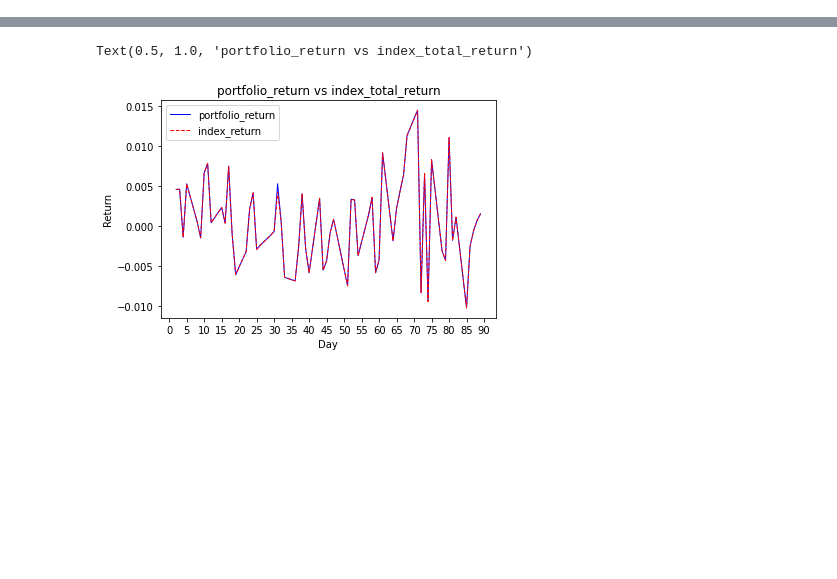
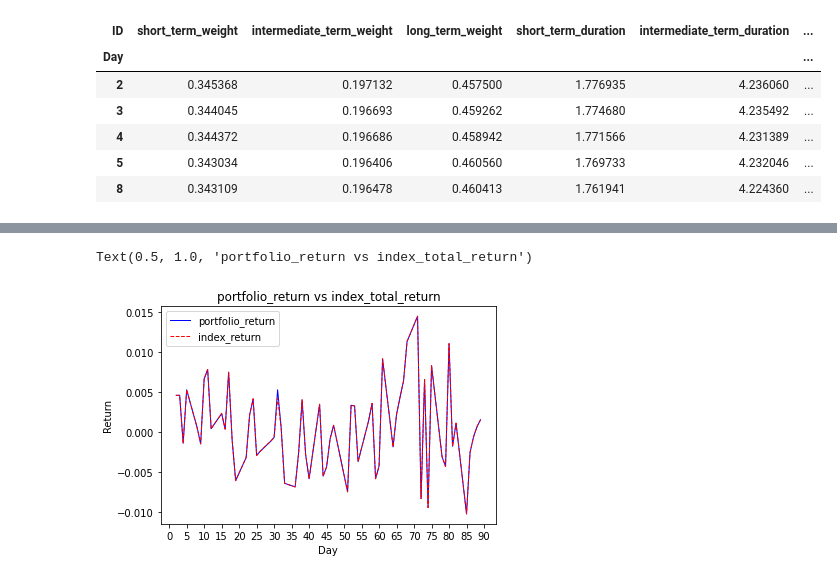
Before and after one commit to DalingCui/RPIA_answer, a Jupyter notebook: RPIA.ipynb, the cells around one changed output, grey strips where cells are left out. Saved outputs shown, nothing was run; the diff lists cells and outputs as text; code cells hidden in the pictures; blank space fills up the shorter version.

```diff
--- a/RPIA.ipynb
+++ b/RPIA.ipynb
@@ -120,24 +128,32 @@ df_weight['long_term_weight']=0
 # %%
 # the tensor buckets can be determined as less than 3 years as short-term, 3-7 years as intermediate term, and larger than 7 years as long-term
 # calculate the weight and duration of different tenors in index
 
 for day in Day:
     bond_list_short_term = df_term.columns[(df_term.loc[day,:]<=3)].tolist()
     bond_list_intermediate_term  = df_term.columns[((df_term.loc[day,:]>3)&(df_term.loc[day,:]<=7))].tolist()
     bond_list_long_term = df_term.columns[(df_term.loc[day,:]>7)].tolist()
     df_weight.loc[day,'short_term_weight'] = df_weight.loc[day,bond_list_short_term].sum()
     df_weight.loc[day,'intermediate_term_weight'] = df_weight.loc[day,bond_list_intermediate_term].sum()
     df_weight.loc[day,'long_term_weight'] = df_weight.loc[day,bond_list_long_term].sum()
 
     df_weight.loc[day,'short_term_duration'] = df_weight.loc[day,bond_list_short_term].dot(df_MD.loc[day,bond_list_short_term])/df_weight.loc[day,bond_list_short_term].sum()
     df_weight.loc[day,'intermediate_term_duration'] = df_weight.loc[day,bond_list_intermediate_term].dot(df_MD.loc[day,bond_list_intermediate_term])/df_weight.loc[day,bond_list_intermediate_term].sum()
     df_weight.loc[day,'long_term_duration'] = df_weight.loc[day,bond_list_long_term].dot(df_MD.loc[day,bond_list_long_term])/df_weight.loc[day,bond_list_long_term].sum()
 
 
 """according to the index weight, we roughtly expect our portforlio have 35%  in short_term bond,20% in intermdeiate_term bond and 45% in long_term bond"""
 # df_tenor_bucket contains the information about the weight and duration in different tenors for INDEX
 df_tenor_bucket = df_weight[['short_term_weight','intermediate_term_weight','long_term_weight','short_term_duration','intermediate_term_duration','long_term_duration']]
-# df_tenor_bucket.head(5)
+df_tenor_bucket.head(5)
+# %% [output]
+| ID | short_term_weight | intermediate_term_weight | long_term_weight | short_term_duration | intermediate_term_duration | ... |
+| Day |  |  |  |  |  | ... |
+| 2 | 0.345368 | 0.197132 | 0.457500 | 1.776935 | 4.236060 | ... |
+| 3 | 0.344045 | 0.196693 | 0.459262 | 1.774680 | 4.235492 | ... |
+| 4 | 0.344372 | 0.196686 | 0.458942 | 1.771566 | 4.231389 | ... |
+| 5 | 0.343034 | 0.196406 | 0.460560 | 1.769733 | 4.232046 | ... |
+| 8 | 0.343109 | 0.196478 | 0.460413 | 1.761941 | 4.224360 | ... |
 # %%
 # optimizer function
 def optimizer(day,bond_list_short_term,bond_list_intermediate_term,bond_list_long_term):
```
Also changed, not shown: parts of 4 cells of this notebook.
